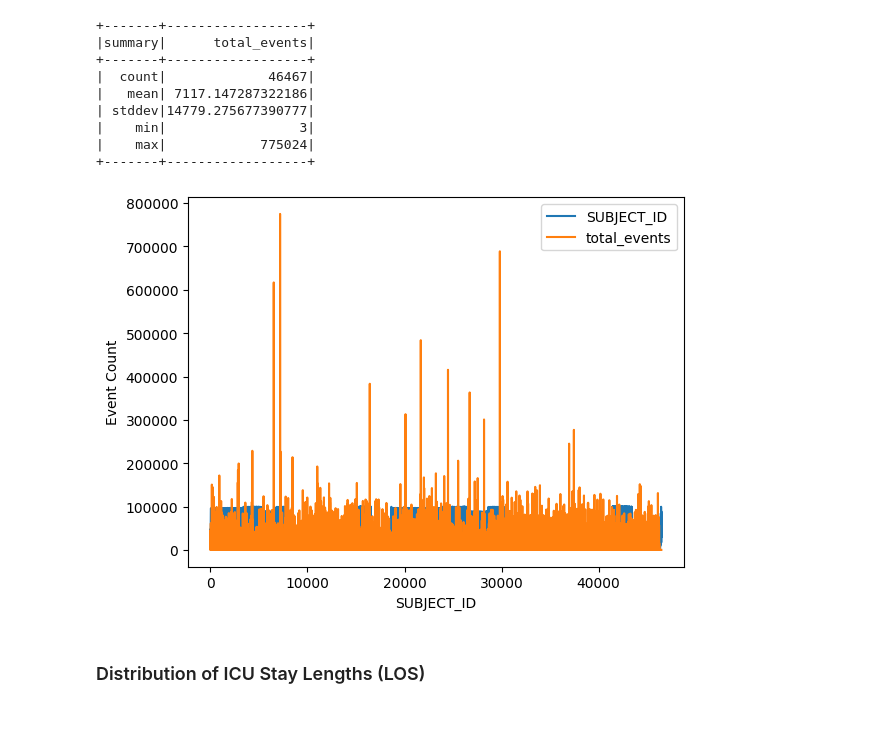
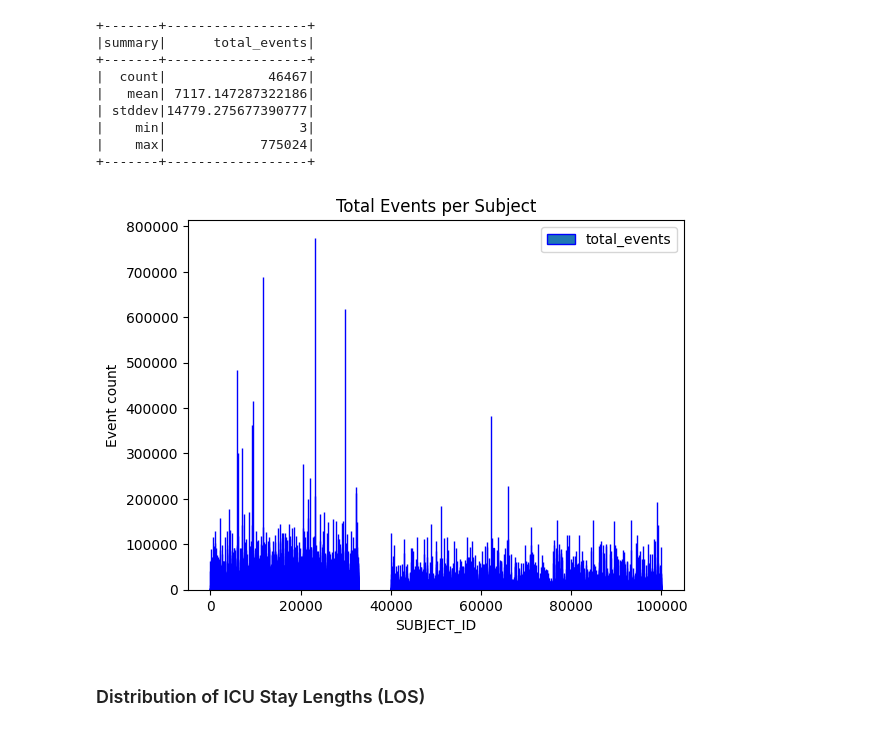
Before and after one commit to DanielaTomas/FCUP-BDCC, a Jupyter notebook: Project-2/Events.ipynb, the cells around one changed output. Drawn from its saved outputs; the diff is of its cells as text; code cells hidden in the pictures.

```diff
--- a/Project-2/Events.ipynb
+++ b/Project-2/Events.ipynb
@@ -128,15 +130,18 @@ events_count_df.describe("total_events").show()
 |    min|                 3|
 |    max|            775024|
 +-------+------------------+
-# %%
-events_count_pd = events_count_df.toPandas()
-
-events_count_pd.plot()
-plt.ylabel('Event Count')
-plt.xlabel('SUBJECT_ID')
-plt.show()
-# %% [output]
-[figure, removed]
+# %%
+y = [val.total_events for val in events_count_df.select('total_events').collect()]
+x = [val.SUBJECT_ID for val in events_count_df.select('SUBJECT_ID').collect()]
+
+plt.bar(x, y, ec='blue')
+plt.ylabel('Event count')
+plt.xlabel('SUBJECT_ID')
+plt.title('Total Events per Subject')
+plt.legend(['total_events'], loc='upper right')
+plt.show()
+# %% [output]
+[figure, added]
 # %% [markdown]
 ### Distribution of ICU Stay Lengths (LOS)
 # %% [markdown]
```
Also changed, not shown: parts of 19 cells of this notebook.
